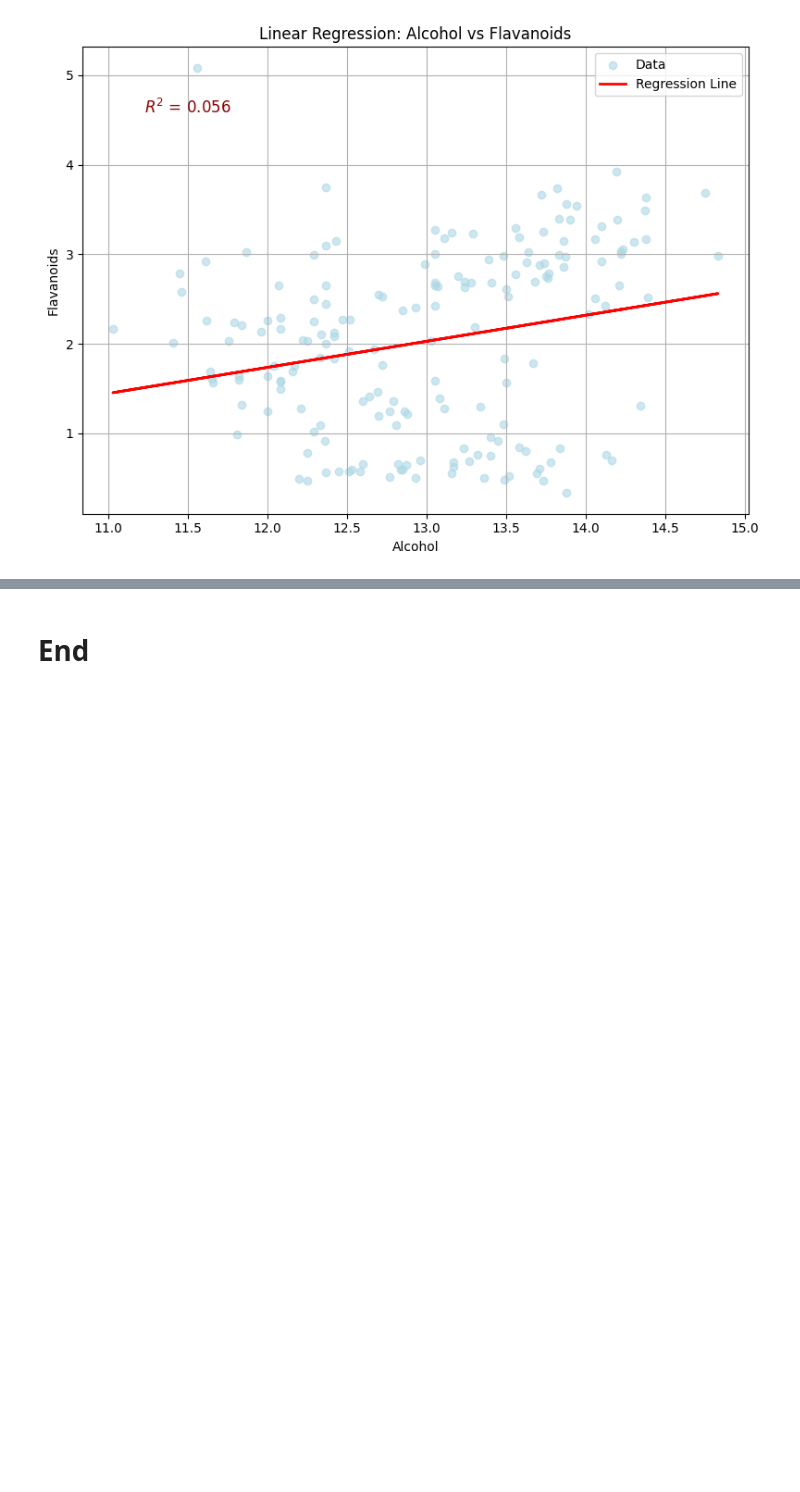
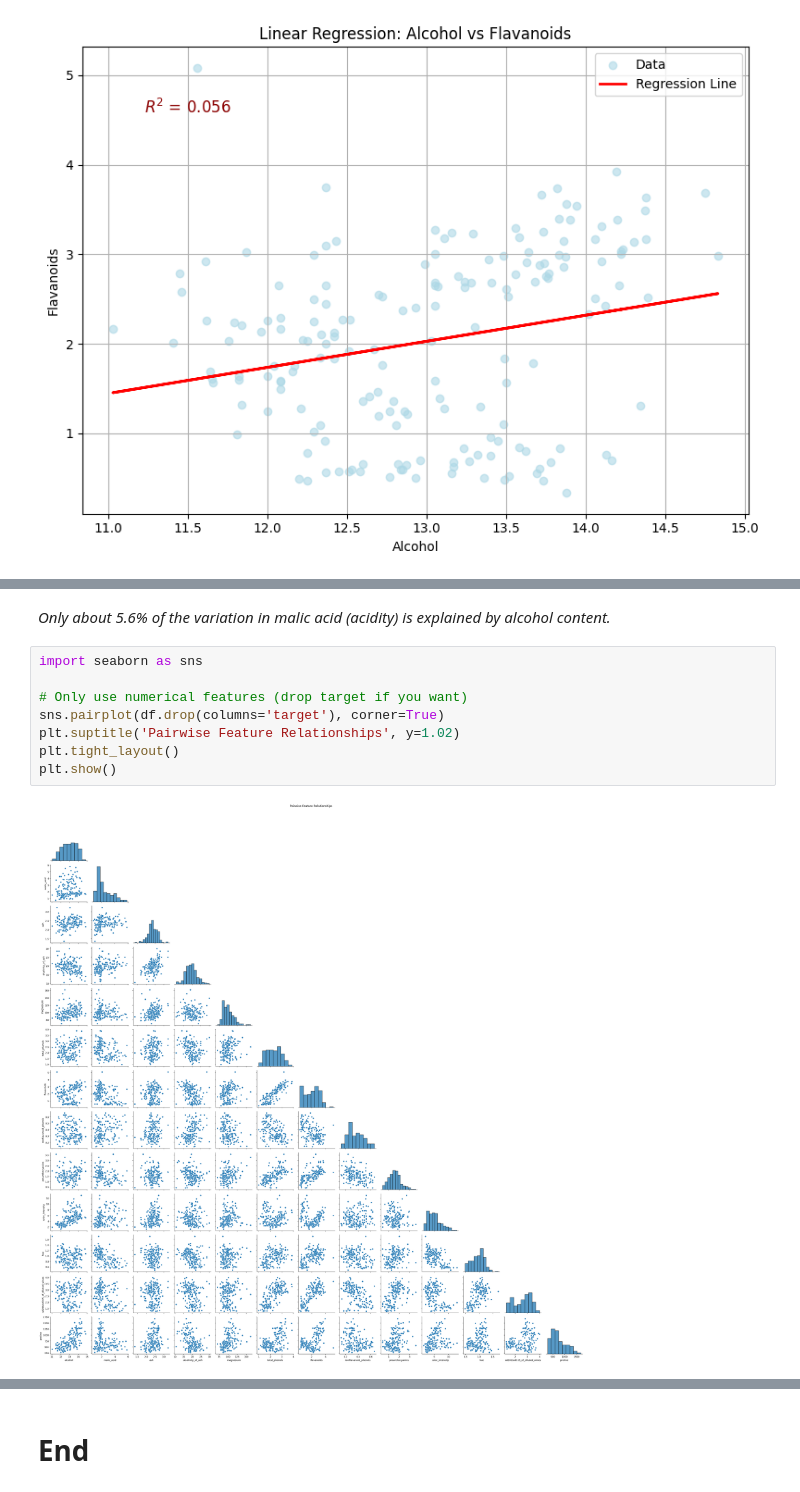
Before and after one commit to AnnaSikora29/principles_of_da, a Jupyter notebook: problems.ipynb, the cells around one changed output, grey strips where cells are left out. Saved outputs shown, nothing was run; the diff lists cells and outputs as text; blank space fills up the shorter version.

```diff
--- a/problems.ipynb
+++ b/problems.ipynb
@@ -699,0 +774,12 @@ plt.show()
+# %% [markdown]
+*Only about 5.6% of the variation in malic acid (acidity) is explained by alcohol content.*
+# %%
+import seaborn as sns
+
+# Only use numerical features (drop target if you want)
+sns.pairplot(df.drop(columns='target'), corner=True)
+plt.suptitle('Pairwise Feature Relationships', y=1.02)
+plt.tight_layout()
+plt.show()
+# %% [output]
+[figure, added]
```
Also changed, not shown: parts of 7 cells of this notebook.
